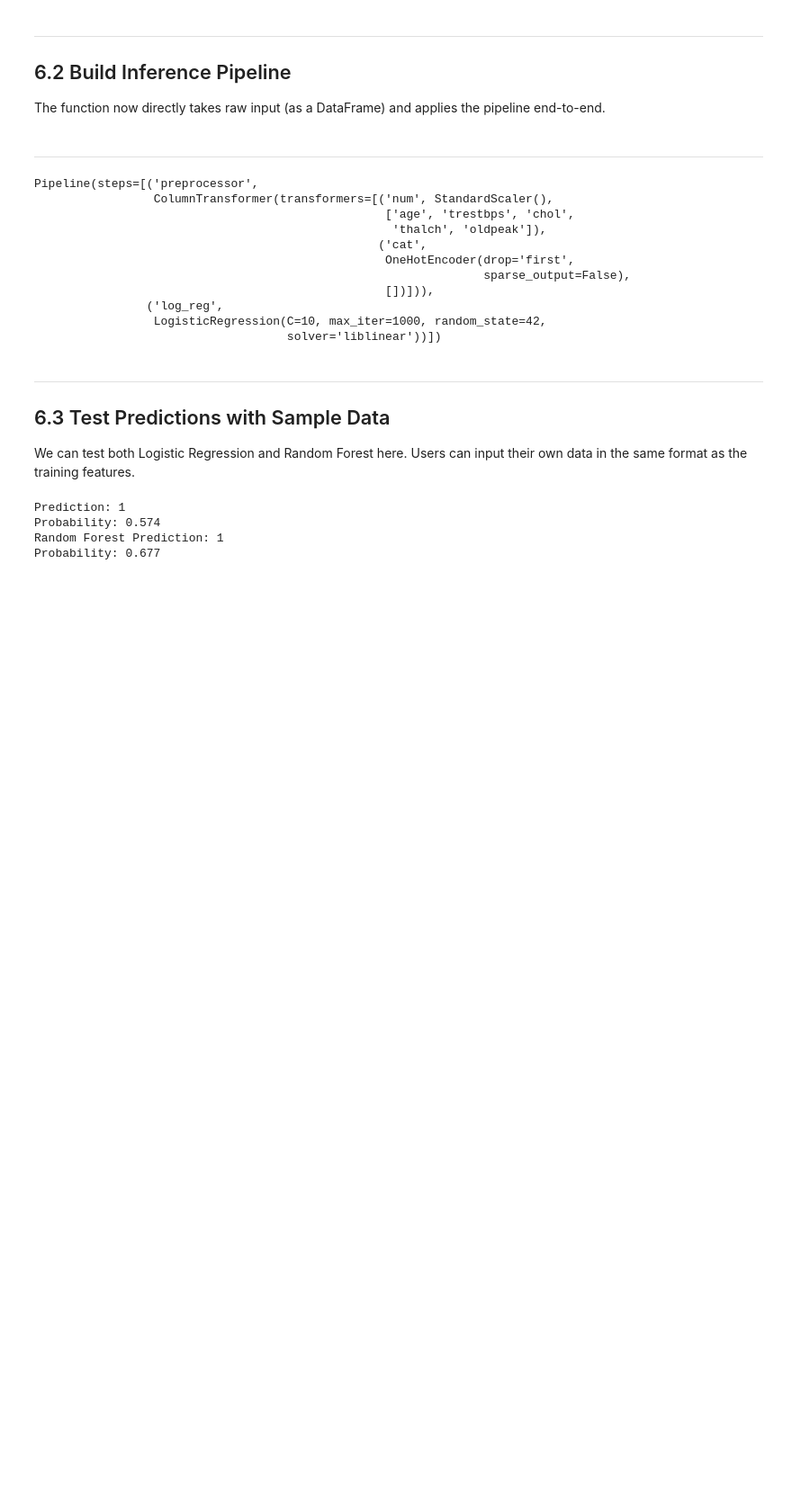
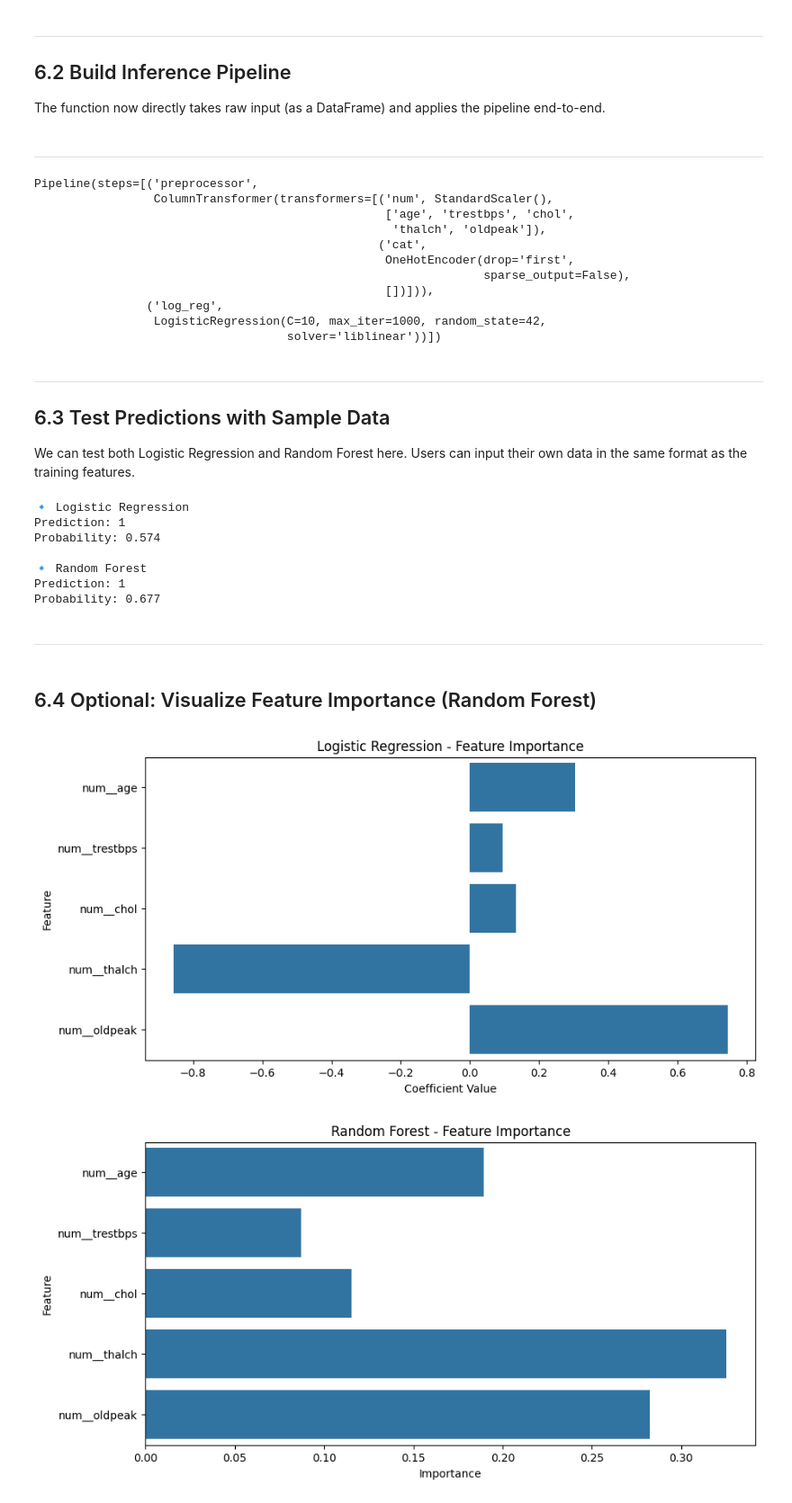
Before and after one commit to aaronalonsotorrens/Heart_disease_risk_predictor, a Jupyter notebook: jupyter_notebooks/Notebook 6: Model Deployment and Inference.ipynb, the cells around one changed output. Shown at 90% size. Drawn from its saved outputs; the diff is of its cells as text; code cells hidden in the pictures; blank space fills up the shorter version.

Commit message:
Add further step by step documentation of the code performend on notebook 1 and 3. Continue to proeed across all notebook for consitency in formatting

```diff
--- a/jupyter_notebooks/Notebook 6: Model Deployment and Inference.ipynb
+++ b/jupyter_notebooks/Notebook 6: Model Deployment and Inference.ipynb
@@ -89,17 +98,59 @@ sample_data = pd.DataFrame({
     "oldpeak": [1.5],
 })
 
-# Logistic Regression prediction
+# Logistic Regression
 pred_class_lr, pred_proba_lr = predict_pipeline(pipeline_log_reg, sample_data)
+print("🔹 Logistic Regression")
 print("Prediction:", pred_class_lr[0])
 print("Probability:", round(pred_proba_lr[0], 3))
 
-# Random Forest prediction
+# Random Forest
 pred_class_rf, pred_proba_rf = predict_pipeline(pipeline_rf, sample_data)
-print("Random Forest Prediction:", pred_class_rf[0])
+print("\n🔹 Random Forest")
+print("Prediction:", pred_class_rf[0])
 print("Probability:", round(pred_proba_rf[0], 3))
 # %% [output]
+🔹 Logistic Regression
 Prediction: 1
 Probability: 0.574
-Random Forest Prediction: 1
+
+🔹 Random Forest
+Prediction: 1
 Probability: 0.677
+# %% [markdown]
+---
+# %% [markdown]
+## 6.4 Optional: Visualize Feature Importance (Random Forest)
+# %%
+import matplotlib.pyplot as plt
+import seaborn as sns
+import numpy as np
+
+# Get feature names from preprocessing
+feature_names = pipeline_log_reg.named_steps["preprocessor"].get_feature_names_out()
+
+# --- Logistic Regression Coefficients ---
+# Find the model step name dynamically (last step in pipeline)
+lr_model = list(pipeline_log_reg.named_steps.values())[-1]
+coeffs = lr_model.coef_[0]
+
+plt.figure(figsize=(10,5))
+sns.barplot(x=coeffs, y=feature_names)
+plt.title("Logistic Regression - Feature Importance")
+plt.xlabel("Coefficient Value")
+plt.ylabel("Feature")
+plt.show()
+
+# --- Random Forest Importances ---
+rf_model = list(pipeline_rf.named_steps.values())[-1]
+importances = rf_model.feature_importances_
+
+plt.figure(figsize=(10,5))
+sns.barplot(x=importances, y=feature_names)
+plt.title("Random Forest - Feature Importance")
+plt.xlabel("Importance")
+plt.ylabel("Feature")
+plt.show()
+# %% [output]
+[figure, added]
+[figure, added]
```
Also changed, not shown: parts of 3 cells of this notebook, 4 other files.
